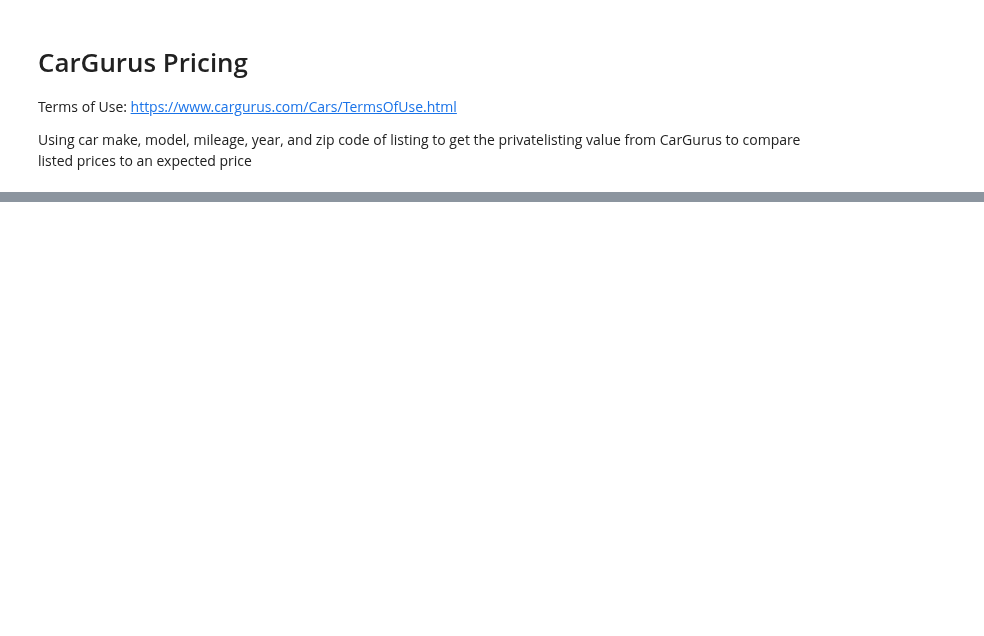
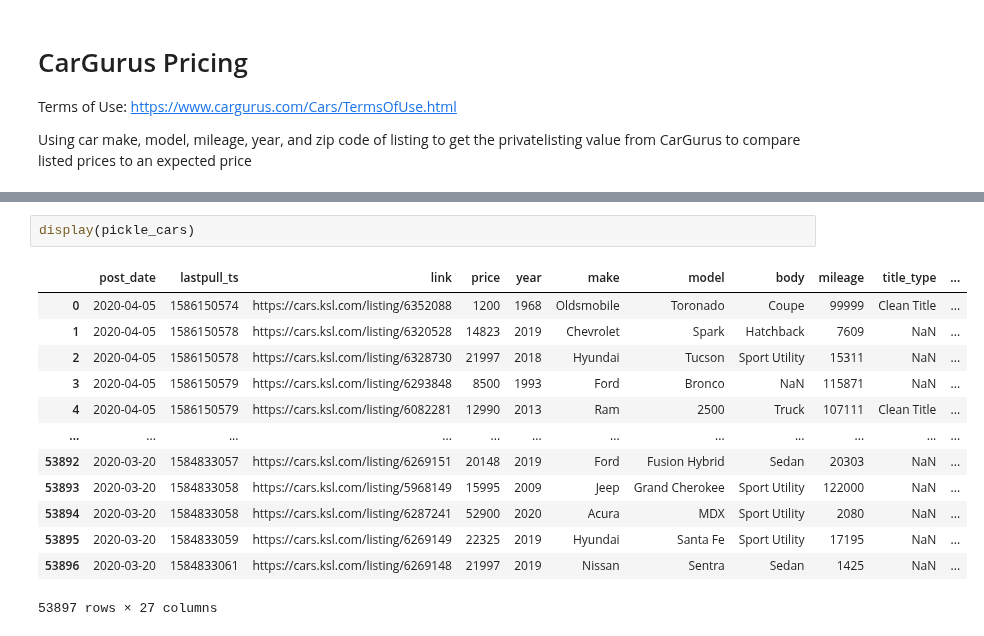
Before and after one commit to taylorch626/automodeals, a Jupyter notebook: GetExpectedPrice.ipynb, the cells around one changed output, grey strips where cells are left out. Cells and saved outputs as stored; diff of their text form; blank space fills up the shorter version.

```diff
--- a/GetExpectedPrice.ipynb
+++ b/GetExpectedPrice.ipynb
@@ -206,0 +203,16 @@ memory usage: 7.2+ MB
+# %%
+display(pickle_cars)
+# %% [output]
+|  | post_date | lastpull_ts | link | price | year | make | model | body | mileage | title_type | ... |
+| 0 | 2020-04-05 | 1586150574 | https://cars.ksl.com/listing/6352088 | 1200 | 1968 | Oldsmobile | Toronado | Coupe | 99999 | Clean Title | ... |
+| 1 | 2020-04-05 | 1586150578 | https://cars.ksl.com/listing/6320528 | 14823 | 2019 | Chevrolet | Spark | Hatchback | 7609 | NaN | ... |
+| 2 | 2020-04-05 | 1586150578 | https://cars.ksl.com/listing/6328730 | 21997 | 2018 | Hyundai | Tucson | Sport Utility | 15311 | NaN | ... |
+| 3 | 2020-04-05 | 1586150579 | https://cars.ksl.com/listing/6293848 | 8500 | 1993 | Ford | Bronco | NaN | 115871 | NaN | ... |
+| 4 | 2020-04-05 | 1586150579 | https://cars.ksl.com/listing/6082281 | 12990 | 2013 | Ram | 2500 | Truck | 107111 | Clean Title | ... |
+| ... | ... | ... | ... | ... | ... | ... | ... | ... | ... | ... | ... |
+| 53892 | 2020-03-20 | 1584833057 | https://cars.ksl.com/listing/6269151 | 20148 | 2019 | Ford | Fusion Hybrid | Sedan | 20303 | NaN | ... |
+| 53893 | 2020-03-20 | 1584833058 | https://cars.ksl.com/listing/5968149 | 15995 | 2009 | Jeep | Grand Cherokee | Sport Utility | 122000 | NaN | ... |
+| 53894 | 2020-03-20 | 1584833058 | https://cars.ksl.com/listing/6287241 | 52900 | 2020 | Acura | MDX | Sport Utility | 2080 | NaN | ... |
+| 53895 | 2020-03-20 | 1584833059 | https://cars.ksl.com/listing/6269149 | 22325 | 2019 | Hyundai | Santa Fe | Sport Utility | 17195 | NaN | ... |
+| 53896 | 2020-03-20 | 1584833061 | https://cars.ksl.com/listing/6269148 | 21997 | 2019 | Nissan | Sentra | Sedan | 1425 | NaN | ... |
+53897 rows × 27 columns
```
Also changed, not shown: parts of 7 cells of this notebook, 1 other file.
